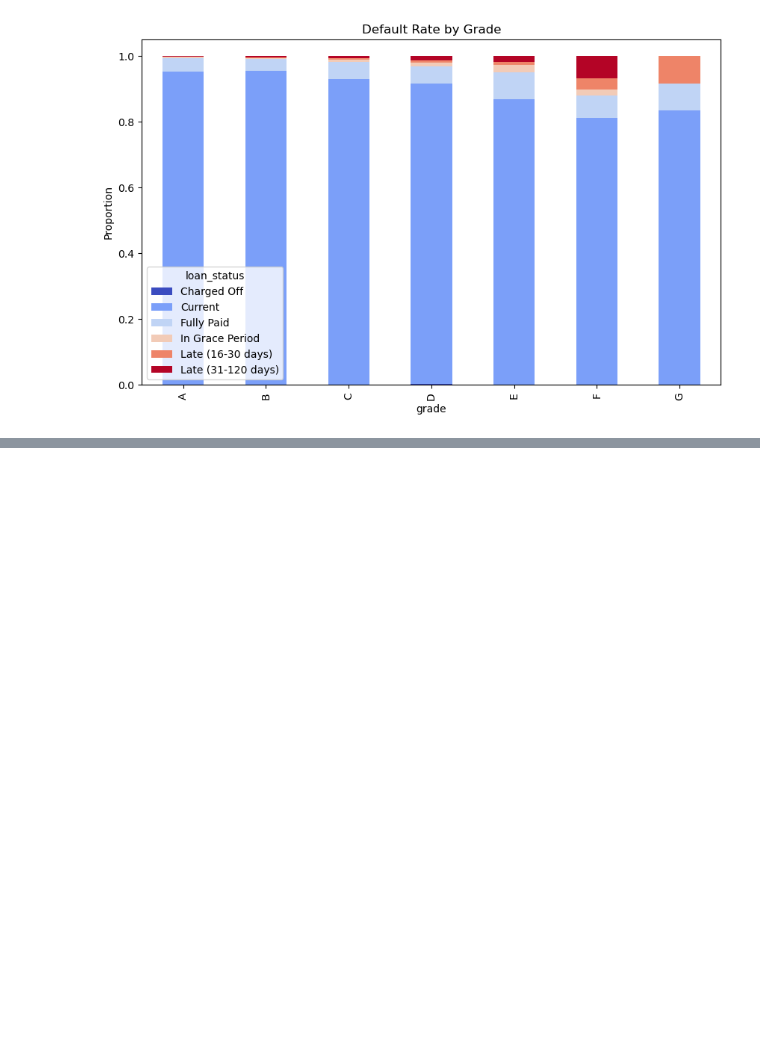
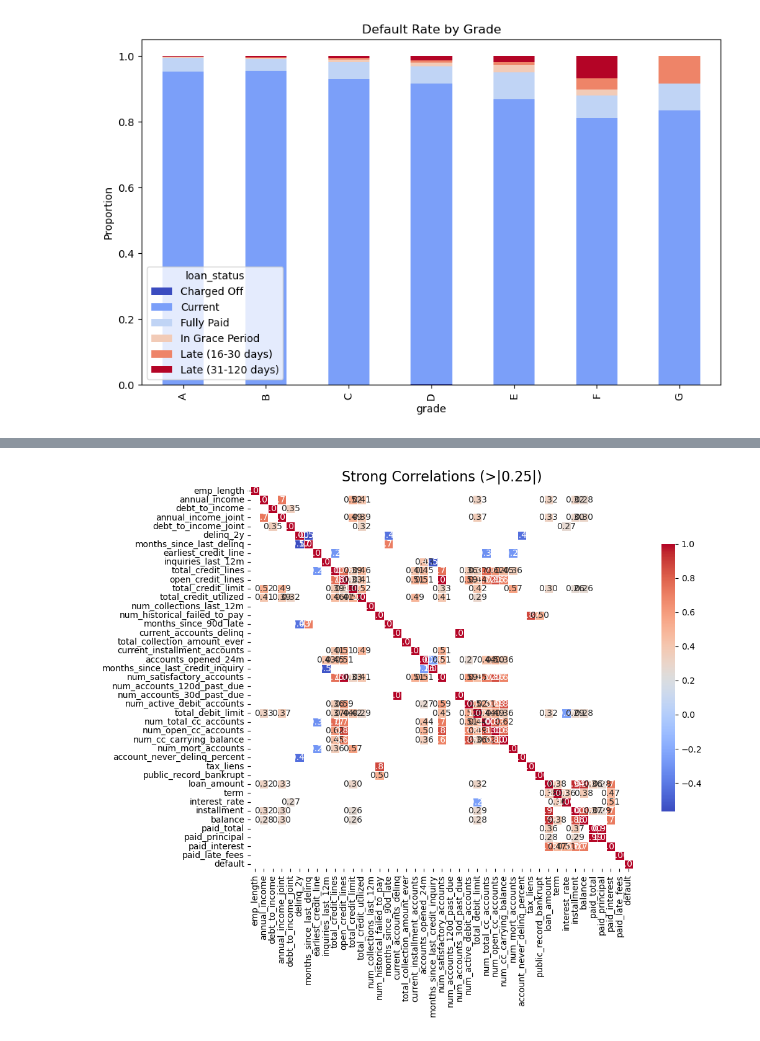
Before and after one commit to Kurodataio/Loan-Default-Prediction, a Jupyter notebook: loan-default-prediction.ipynb, the cells around one changed output, grey strips where cells are left out. Saved outputs shown, nothing was run; the diff lists cells and outputs as text; code cells hidden in the pictures; blank space fills up the shorter version.

```diff
--- a/loan-default-prediction.ipynb
+++ b/loan-default-prediction.ipynb
@@ -545,0 +566,27 @@ plt.show()
+# %%
+# Highlight Strong Correlations Only
+# Mask weak correlations so you can focus on meaningful structure.
+
+import numpy as np
+
+plt.figure(figsize=(12,8))
+
+corr = df.select_dtypes(include='number').corr()
+
+mask = np.abs(corr) < 0.25   # hide correlations below threshold
+
+sns.heatmap(
+    corr,
+    cmap='coolwarm',
+    mask=mask,
+    annot=True,
+    fmt=".2f",
+    linewidths=0.5,
+    square=True,
+    cbar_kws={'shrink': 0.7}
+)
+
+plt.title("Strong Correlations (>|0.25|)", fontsize=16)
+plt.show()
+# %% [output]
+[figure, added]
```
Also changed, not shown: parts of 2 cells of this notebook.
